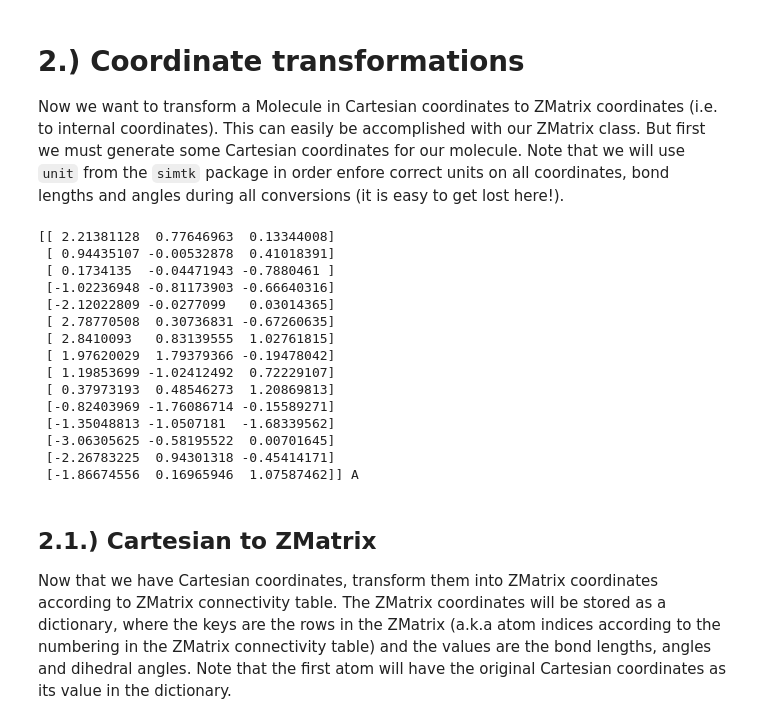
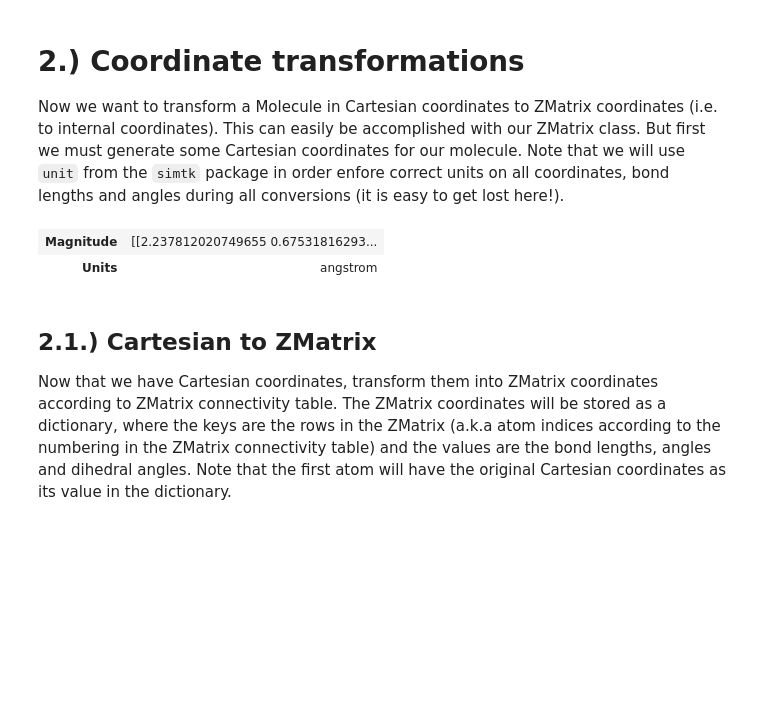
Before and after one commit to wutobias/r2z, a Jupyter notebook: examples/zmatrix-demo.ipynb, the cells around one changed output. Saved outputs shown, nothing was run; the diff lists cells and outputs as text; code cells hidden in the pictures; blank space fills up the shorter version.

Commit message:
Added pint for unit support. Made package pip installable

```diff
--- a/examples/zmatrix-demo.ipynb
+++ b/examples/zmatrix-demo.ipynb
@@ -41,24 +42,11 @@ Now we want to transform a Molecule in Cartesian coordinates to ZMatrix coordina
 # %%
 AllChem.EmbedMolecule(rdmol)
 AllChem.MMFFOptimizeMolecule(rdmol)
-cart_crds = np.array(rdmol.GetConformers()[0].GetPositions())*unit.angstrom
-print(cart_crds)
+cart_crds = np.array(rdmol.GetConformers()[0].GetPositions())*ureg.angstrom
+cart_crds
 # %% [output]
-[[ 2.21381128  0.77646963  0.13344008]
- [ 0.94435107 -0.00532878  0.41018391]
- [ 0.1734135  -0.04471943 -0.7880461 ]
- [-1.02236948 -0.81173903 -0.66640316]
- [-2.12022809 -0.0277099   0.03014365]
- [ 2.78770508  0.30736831 -0.67260635]
- [ 2.8410093   0.83139555  1.02761815]
- [ 1.97620029  1.79379366 -0.19478042]
- [ 1.19853699 -1.02412492  0.72229107]
- [ 0.37973193  0.48546273  1.20869813]
- [-0.82403969 -1.76086714 -0.15589271]
- [-1.35048813 -1.0507181  -1.68339562]
- [-3.06305625 -0.58195522  0.00701645]
- [-2.26783225  0.94301318 -0.45414171]
- [-1.86674556  0.16965946  1.07587462]] A
+| Magnitude | [[2.237812020749655 0.67531816293... |
+| Units | angstrom |
 # %% [markdown]
 ## 2.1.) Cartesian to ZMatrix
 
```
Also changed, not shown: parts of 12 cells of this notebook, 5 other files.
